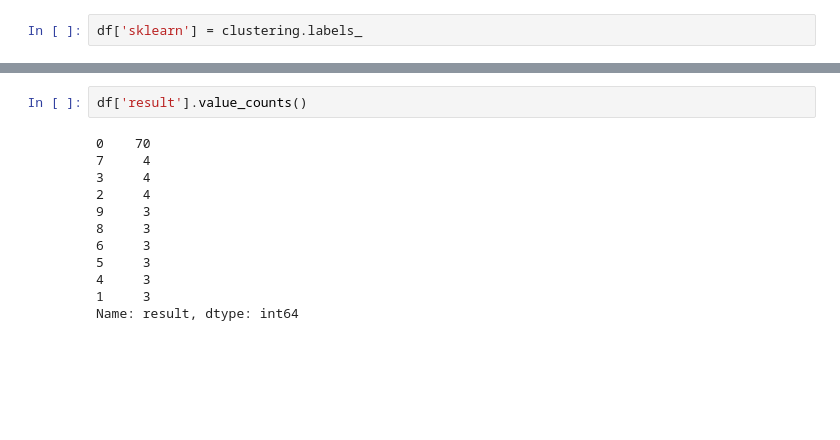
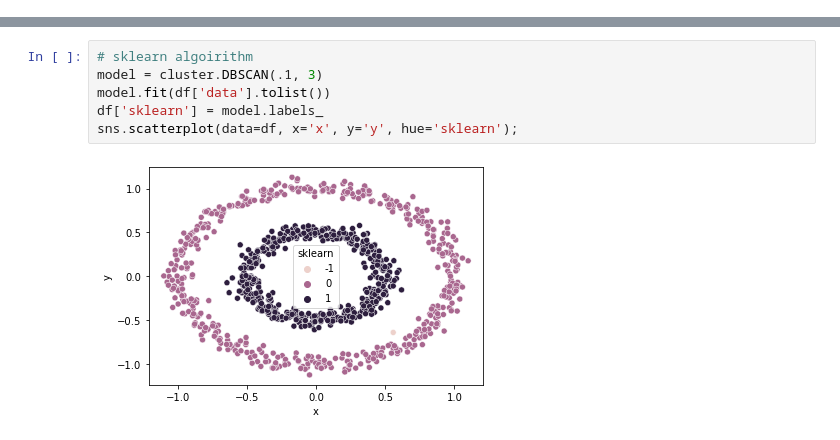
Before and after one commit to zachary-hamilton/recreating-algorithms, a Jupyter notebook: test.ipynb, the cells around one changed output, grey strips where cells are left out. Drawn from its saved outputs; the diff is of its cells as text; blank space fills up the shorter version.

```diff
--- a/test.ipynb
+++ b/test.ipynb
@@ -40,2 +29,0 @@ DBSCAN(eps=0.1, min_samples=3)
-# %%
-df['sklearn'] = clustering.labels_
@@ -48,14 +30,8 @@ Name: sklearn, dtype: int64
-# %%
-df['result'].value_counts()
-# %% [output]
-0    70
-7     4
-3     4
-2     4
-9     3
-8     3
-6     3
-5     3
-4     3
-1     3
-Name: result, dtype: int64
+# %%
+# sklearn algoirithm
+model = cluster.DBSCAN(.1, 3)
+model.fit(df['data'].tolist())
+df['sklearn'] = model.labels_
+sns.scatterplot(data=df, x='x', y='y', hue='sklearn');
+# %% [output]
+[figure, added]
```
Also changed, not shown: parts of 9 cells of this notebook, 1 other file.
